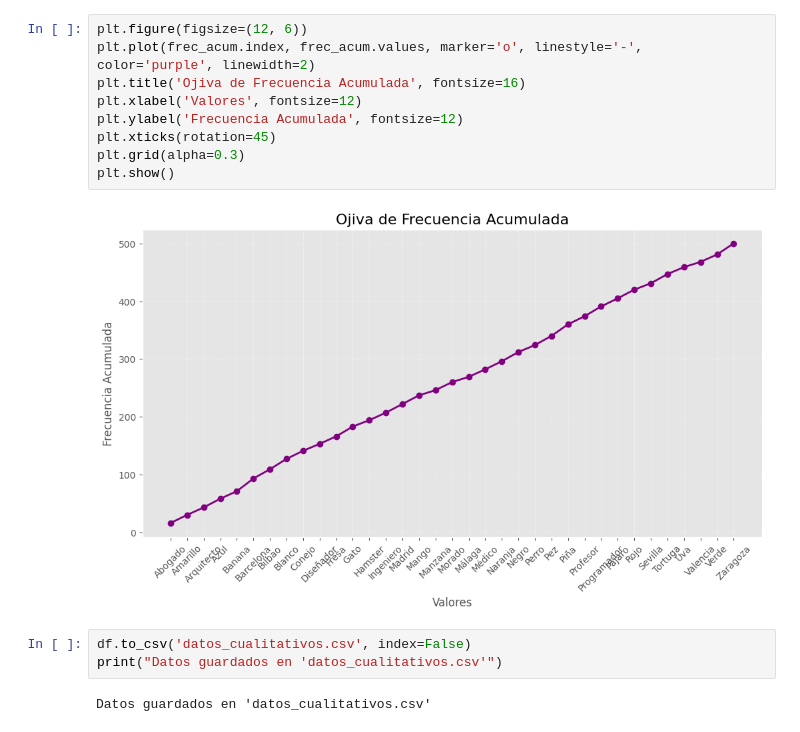
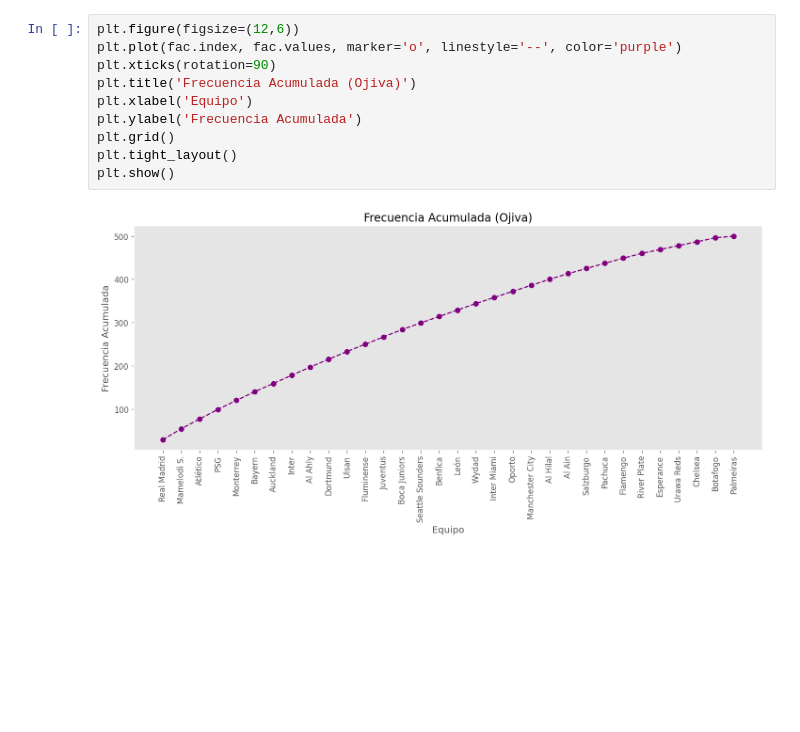
Before and after one commit to FerGonzaga/Act2_TabFrec, a Jupyter notebook: Edwin_Tabla_Cualitativa.ipynb, the cells around one changed output. Drawn from its saved outputs; the diff is of its cells as text; blank space fills up the shorter version.

Commit message:
se modificaron los datos

```diff
--- a/Edwin_Tabla_Cualitativa.ipynb
+++ b/Edwin_Tabla_Cualitativa.ipynb
@@ -165,16 +175,12 @@ plt.show()
 # %%
-plt.figure(figsize=(12, 6))
-plt.plot(frec_acum.index, frec_acum.values, marker='o', linestyle='-', color='purple', linewidth=2)
-plt.title('Ojiva de Frecuencia Acumulada', fontsize=16)
-plt.xlabel('Valores', fontsize=12)
-plt.ylabel('Frecuencia Acumulada', fontsize=12)
-plt.xticks(rotation=45)
-plt.grid(alpha=0.3)
+plt.figure(figsize=(12,6))
+plt.plot(fac.index, fac.values, marker='o', linestyle='--', color='purple')
+plt.xticks(rotation=90)
+plt.title('Frecuencia Acumulada (Ojiva)')
+plt.xlabel('Equipo')
+plt.ylabel('Frecuencia Acumulada')
+plt.grid()
+plt.tight_layout()
 plt.show()
 # %% [output]
-[figure, old version]
+[figure, new version]
-# %%
-df.to_csv('datos_cualitativos.csv', index=False)
-print("Datos guardados en 'datos_cualitativos.csv'")
-# %% [output]
-Datos guardados en 'datos_cualitativos.csv'
```
Also changed, not shown: parts of 7 cells of this notebook.
